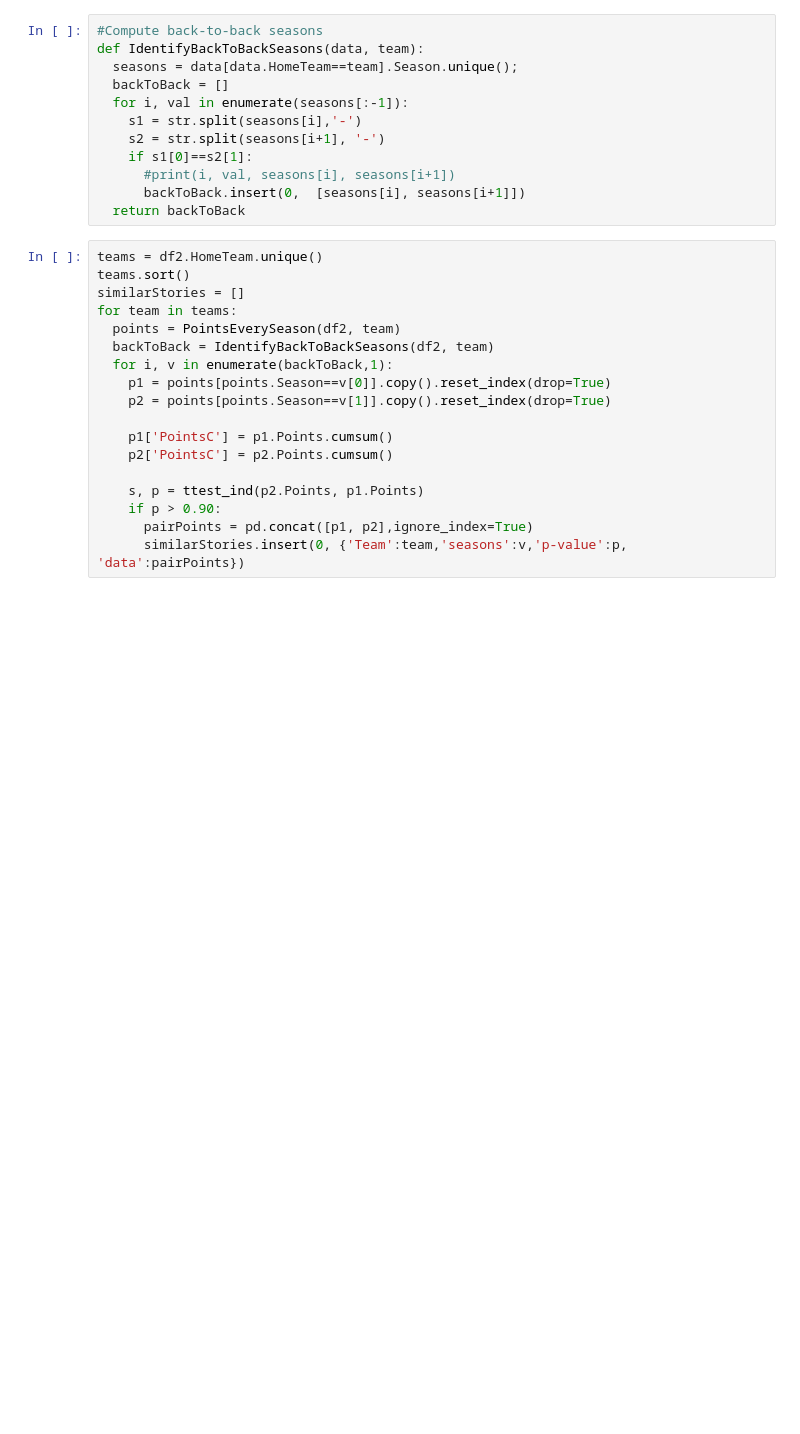
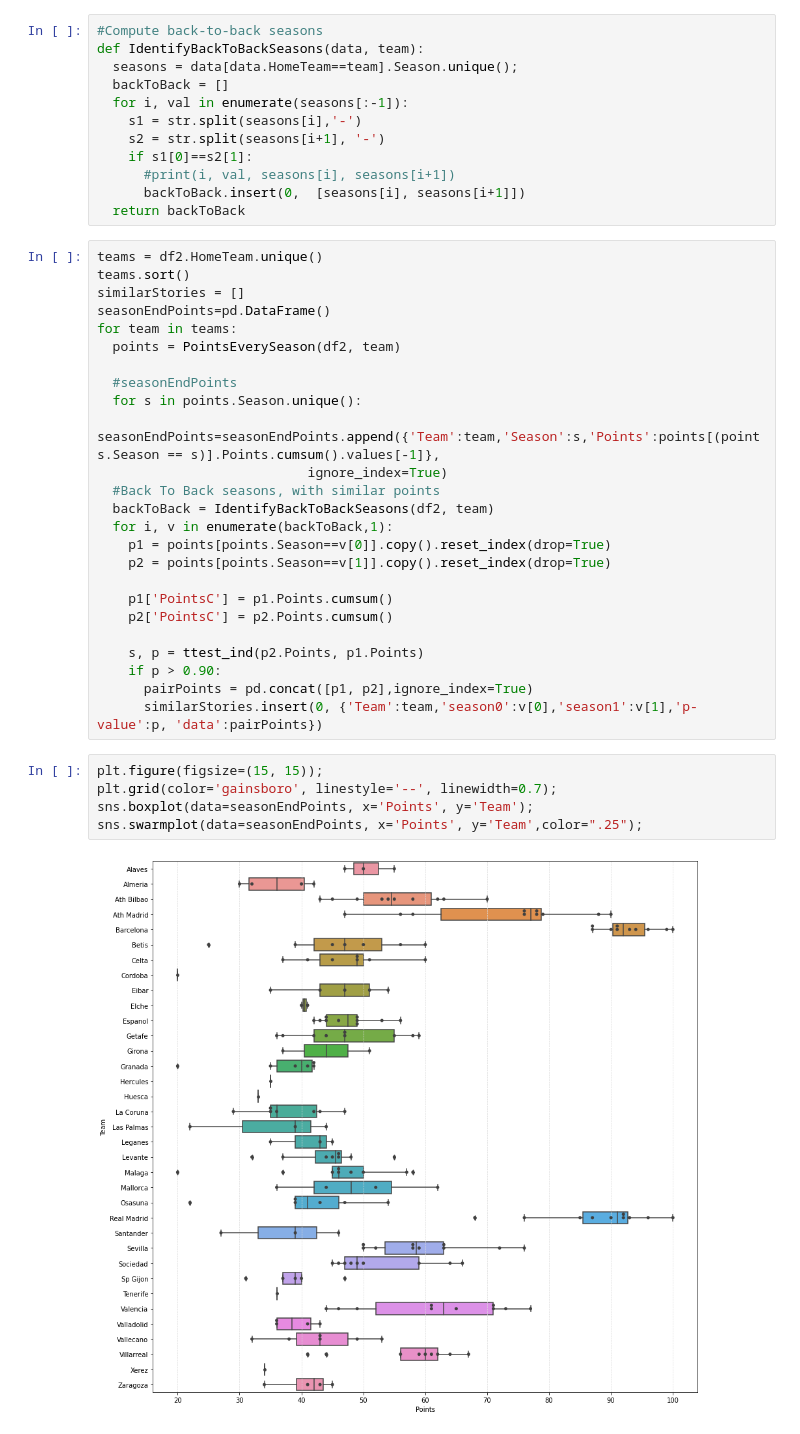
Before and after one commit to yes-G/FussballPrognose, a Jupyter notebook: LeagueAnalysis.ipynb, the cells around one changed output. Cells and saved outputs as stored; diff of their text form; blank space fills up the shorter version.

```diff
--- a/LeagueAnalysis.ipynb
+++ b/LeagueAnalysis.ipynb
@@ -150,8 +150,15 @@ def IdentifyBackToBackSeasons(data, team):
 teams = df2.HomeTeam.unique()
 teams.sort()
 similarStories = []
+seasonEndPoints=pd.DataFrame()
 for team in teams:
   points = PointsEverySeason(df2, team)
+
+  #seasonEndPoints
+  for s in points.Season.unique():
+    seasonEndPoints=seasonEndPoints.append({'Team':team,'Season':s,'Points':points[(points.Season == s)].Points.cumsum().values[-1]},
+                           ignore_index=True)
+  #Back To Back seasons, with similar points
   backToBack = IdentifyBackToBackSeasons(df2, team)
   for i, v in enumerate(backToBack,1):
     p1 = points[points.Season==v[0]].copy().reset_index(drop=True)
@@ -163,4 +170,11 @@ for team in teams:
     s, p = ttest_ind(p2.Points, p1.Points)
     if p > 0.90:
       pairPoints = pd.concat([p1, p2],ignore_index=True)
-      similarStories.insert(0, {'Team':team,'seasons':v,'p-value':p, 'data':pairPoints})
+      similarStories.insert(0, {'Team':team,'season0':v[0],'season1':v[1],'p-value':p, 'data':pairPoints})
+# %%
+plt.figure(figsize=(15, 15));
+plt.grid(color='gainsboro', linestyle='--', linewidth=0.7);
+sns.boxplot(data=seasonEndPoints, x='Points', y='Team');
+sns.swarmplot(data=seasonEndPoints, x='Points', y='Team',color=".25");
+# %% [output]
+[figure, added]
```
Also changed, not shown: parts of 3 cells of this notebook.
